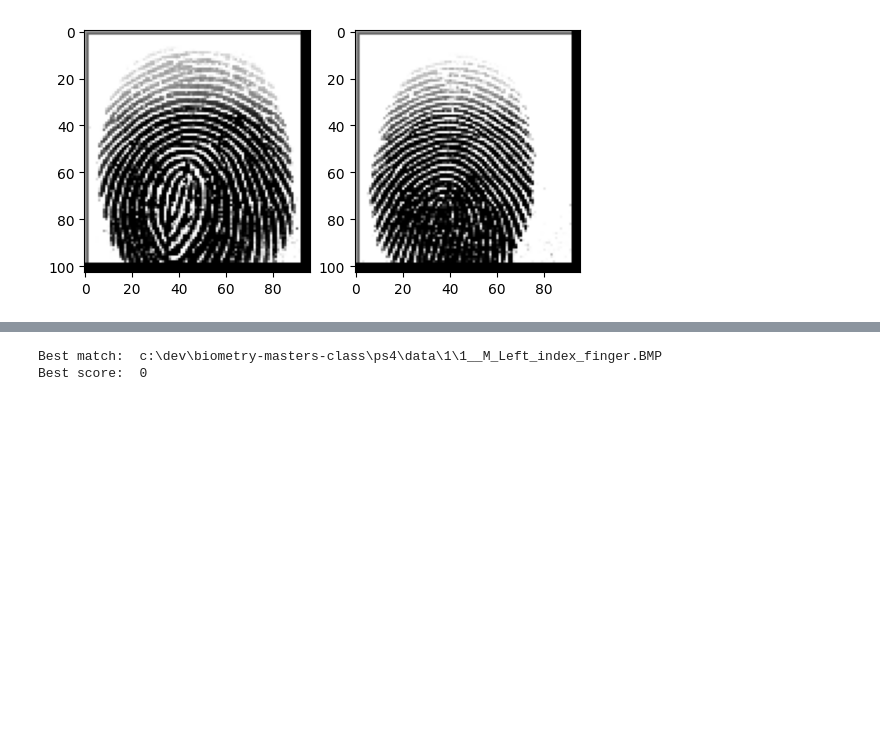
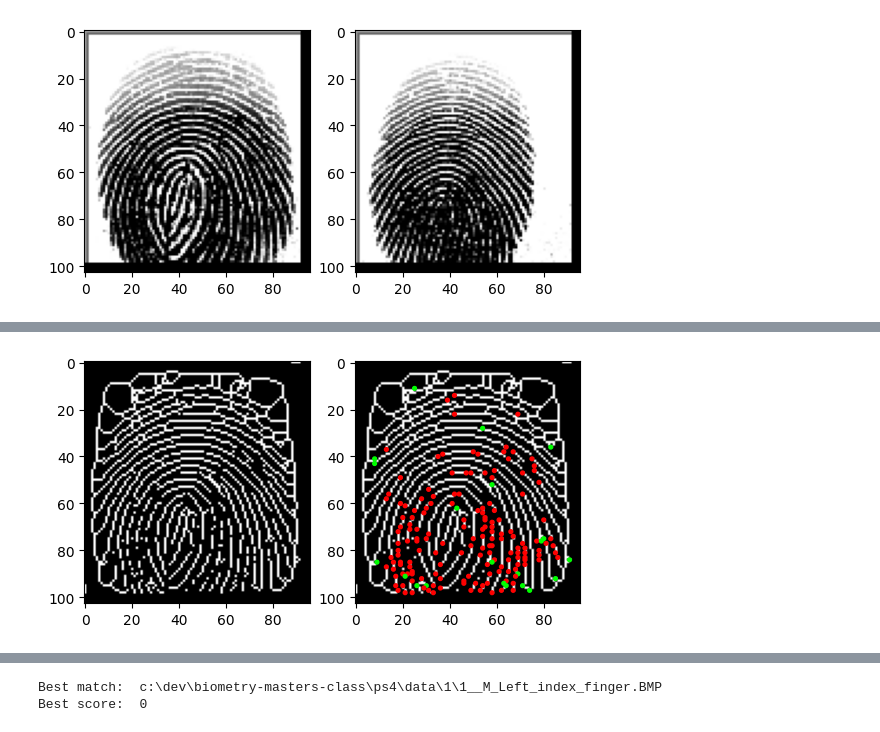
Before and after one commit to MuskoM/biometry-masters-class, a Jupyter notebook: ps4/ps4.ipynb, the cells around one changed output, grey strips where cells are left out. Cells and saved outputs as stored; diff of their text form; code cells hidden in the pictures; blank space fills up the shorter version.

```diff
--- a/ps4/ps4.ipynb
+++ b/ps4/ps4.ipynb
@@ -55,0 +75,93 @@ c:\dev\biometry-masters-class\ps4\data\1\1__M_Left_index_finger.BMP c:\dev\biome
+# %%
+bifurication_kernels = np.array(
+        [
+        [
+            [1,0,0],
+            [0,1,0],
+            [1,0,0],
+        ],
+        [
+            [1,0,1],
+            [0,1,0],
+            [0,0,0],
+        ],
+        [
+            [0,0,1],
+            [0,1,0],
+            [0,0,1],
+        ],
+        [
+            [0,0,0],
+            [0,1,0],
+            [1,0,1],
+        ],
+        [
+            [0,1,0],
+            [0,1,1],
+            [0,0,0],
+        ],
+                [
+            [0,0,0],
+            [0,1,1],
+            [0,1,0],
+        ],
+                [
+            [0,0,0],
+            [1,1,0],
+            [0,1,0],
+        ],
+                [
+            [0,0,0],
+            [0,1,1],
+            [0,1,0],
+        ]
+        ]
+    )
+end_begin_kernel = np.array(
+[
+        [
+            [0,1,0],
+            [1,1,1],
+            [0,1,0],
+        ],
+        [
+            [1,0,1],
+            [0,1,0],
+            [1,0,1],
+        ]
+]
+    )
+minutae = {
+    'end_begin': [],
+    'bifurcations':[],
+}
+fig, (ax1, ax2) = plt.subplots(ncols=2)
+ax1.imshow(fingerprint_skeletonize, cmap='gray')
+ax2.imshow(fingerprint_skeletonize, cmap='gray')
+fingerprint_skeletonize = fingerprint_skeletonize.astype('uint8')
+found_minutiae_img = fingerprint_skeletonize.copy()
+# fingerprint_skeletonize = np.pad(fingerprint_gray, 1)
+X,Y = fingerprint_skeletonize.shape
+for x in range(1, X-1):
+    for y in range(1, Y-1):
+        # Get kernel for X,Y
+        kernel_place = np.array(fingerprint_skeletonize[x-1:x+2,y-1:y+2])
+
+        # Check if kernel has a value in the center
+        if kernel_place[1,1]:
+            number_of_values = len(np.flatnonzero(kernel_place))
+            # Check for beginings and ends
+            if number_of_values == 2:
+                if np.flatnonzero(np.bitwise_and(end_begin_kernel[0],kernel_place)).all() and np.flatnonzero(np.bitwise_and(end_begin_kernel[1],kernel_place)).all() :
+                    minutae['end_begin'].append((y,x))
+                    ax2.add_patch(Circle((y,x), radius=0.8, color='red'))
+            #Check for bifurcations
+            if number_of_values == 3:
+                for bif_kernel in bifurication_kernels:
+                    if len(np.flatnonzero(np.bitwise_and(bif_kernel,kernel_place))) == 3:
+                        minutae['bifurcations'].append((y,x))
+                        ax2.add_patch(Circle((y,x), radius=0.8, color='lime'))
+
+fig.savefig('minutae.jpg')
+print(minutae)
+# %% [output]
@@ -55,0 +169 @@ c:\dev\biometry-masters-class\ps4\data\1\1__M_Left_index_finger.BMP c:\dev\biome
+[figure, added]
```
Also changed, not shown: parts of 5 cells of this notebook.
